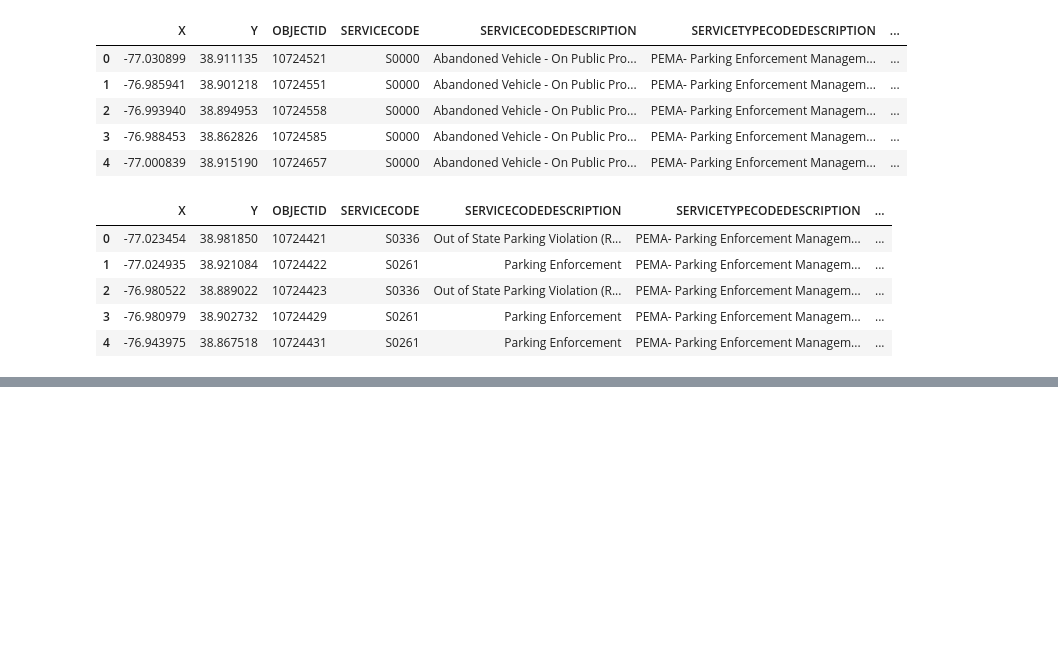
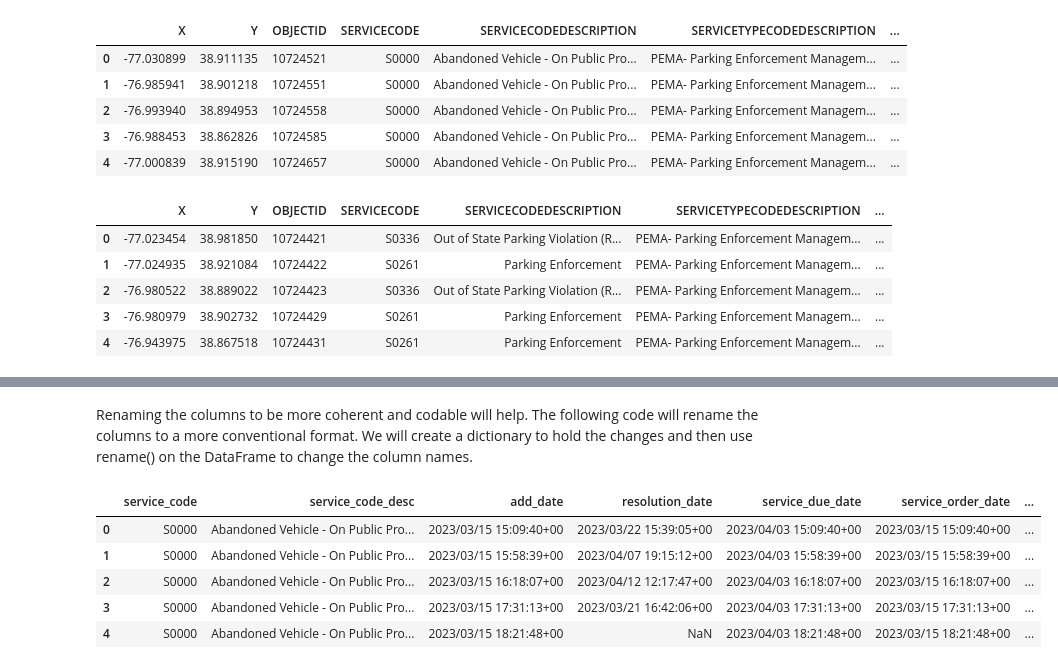
Before and after one commit to MarioVA1/INST447FinalProject, a Jupyter notebook: INST477_Final_Project.ipynb, the cells around one changed output, grey strips where cells are left out. Drawn from its saved outputs; the diff is of its cells as text; code cells hidden in the pictures; blank space fills up the shorter version.

```diff
--- a/INST477_Final_Project.ipynb
+++ b/INST477_Final_Project.ipynb
@@ -92,0 +121,15 @@ abandoned_df = abandoned_df.drop(columns = {})
+# %% [markdown]
+Renaming the columns to be more coherent and codable will help. The following code will rename the columns to a more conventional format. We will create a dictionary to hold the changes and then use rename() on the DataFrame to change the column names.
+# %%
+dict_change_col = {'SERVICECODE' : 'service_code', 'SERVICECODEDESCRIPTION' : 'service_code_desc', 'ADDDATE' : 'add_date', 'RESOLUTIONDATE' : 'resolution_date',
+                   'SERVICEDUEDATE' : 'service_due_date', 'SERVICEORDERDATE' : 'service_order_date', 'PRIORITY' : 'priority', 'STREETADDRESS' : 'street_address',
+                   'ZIPCODE' : 'zipcode', 'WARD' : 'ward'}
+abandoned_df = abandoned_df.rename(columns = dict_change_col)
+abandoned_df.head()
+# %% [output]
+|  | service_code | service_code_desc | add_date | resolution_date | service_due_date | service_order_date | ... |
+| 0 | S0000 | Abandoned Vehicle - On Public Pro... | 2023/03/15 15:09:40+00 | 2023/03/22 15:39:05+00 | 2023/04/03 15:09:40+00 | 2023/03/15 15:09:40+00 | ... |
+| 1 | S0000 | Abandoned Vehicle - On Public Pro... | 2023/03/15 15:58:39+00 | 2023/04/07 19:15:12+00 | 2023/04/03 15:58:39+00 | 2023/03/15 15:58:39+00 | ... |
+| 2 | S0000 | Abandoned Vehicle - On Public Pro... | 2023/03/15 16:18:07+00 | 2023/04/12 12:17:47+00 | 2023/04/03 16:18:07+00 | 2023/03/15 16:18:07+00 | ... |
+| 3 | S0000 | Abandoned Vehicle - On Public Pro... | 2023/03/15 17:31:13+00 | 2023/03/21 16:42:06+00 | 2023/04/03 17:31:13+00 | 2023/03/15 17:31:13+00 | ... |
+| 4 | S0000 | Abandoned Vehicle - On Public Pro... | 2023/03/15 18:21:48+00 | NaN | 2023/04/03 18:21:48+00 | 2023/03/15 18:21:48+00 | ... |
```
Also changed, not shown: parts of 14 cells of this notebook.
